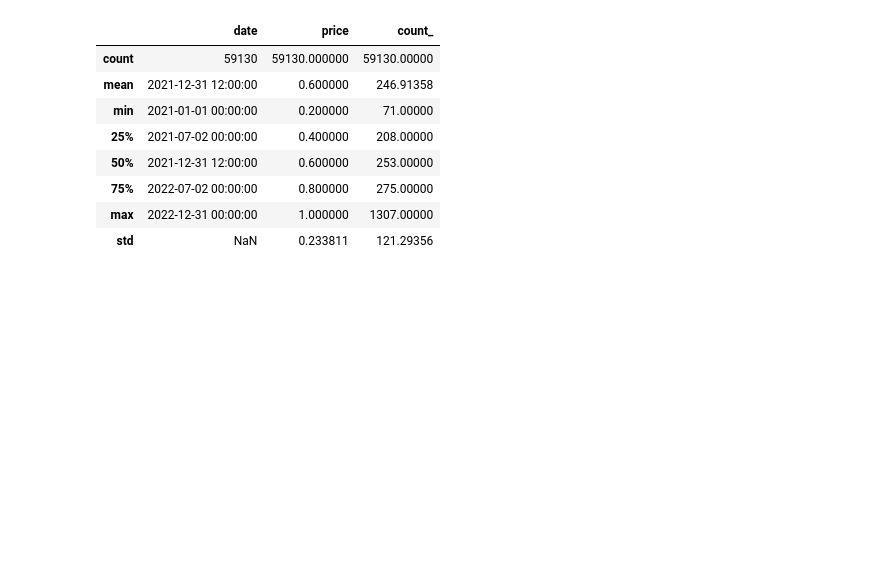
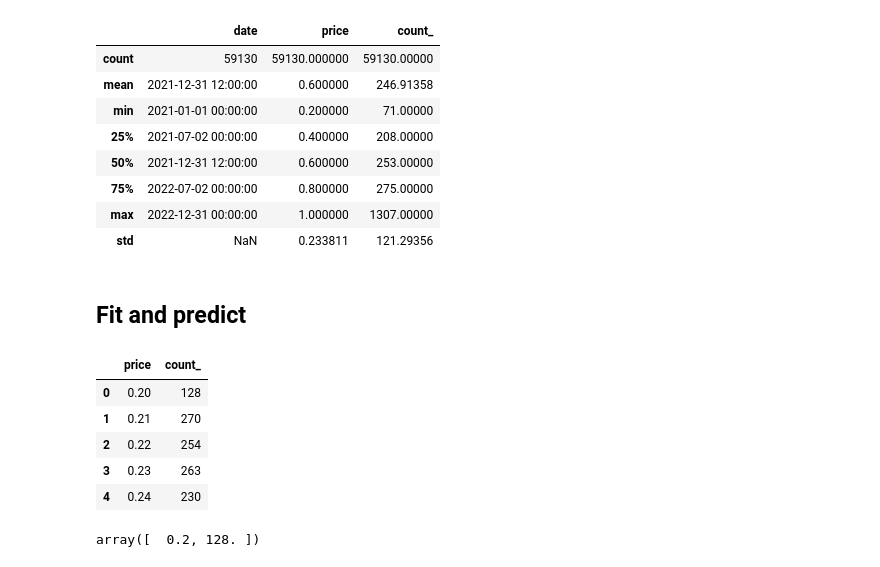
Before and after one commit to YonatanRA/dynamic_pricing, a Jupyter notebook: deploy_test/model.ipynb, the cells around one changed output. Cells and saved outputs as stored; diff of their text form; code cells hidden in the pictures; blank space fills up the shorter version.

```diff
--- a/deploy_test/modelo.ipynb
+++ b/deploy_test/model.ipynb
@@ -136,5 +143,24 @@ data.describe(datetime_is_numeric=True)
 | 75% | 2022-07-02 00:00:00 | 0.800000 | 275.00000 |
 | max | 2022-12-31 00:00:00 | 1.000000 | 1307.00000 |
 | std | NaN | 0.233811 | 121.29356 |
+# %% [markdown]
+## Fit and predict
+# %%
+X = data[['price', 'count_']]
+
+X.head()
+# %% [output]
+|  | price | count_ |
+| 0 | 0.20 | 128 |
+| 1 | 0.21 | 270 |
+| 2 | 0.22 | 254 |
+| 3 | 0.23 | 263 |
+| 4 | 0.24 | 230 |
+# %%
+X = X.values
+
+X[0]   # price, count
+# %% [output]
+array([  0.2, 128. ])
 # %%
 %%time
```
Also changed, not shown: parts of 7 cells of this notebook.
